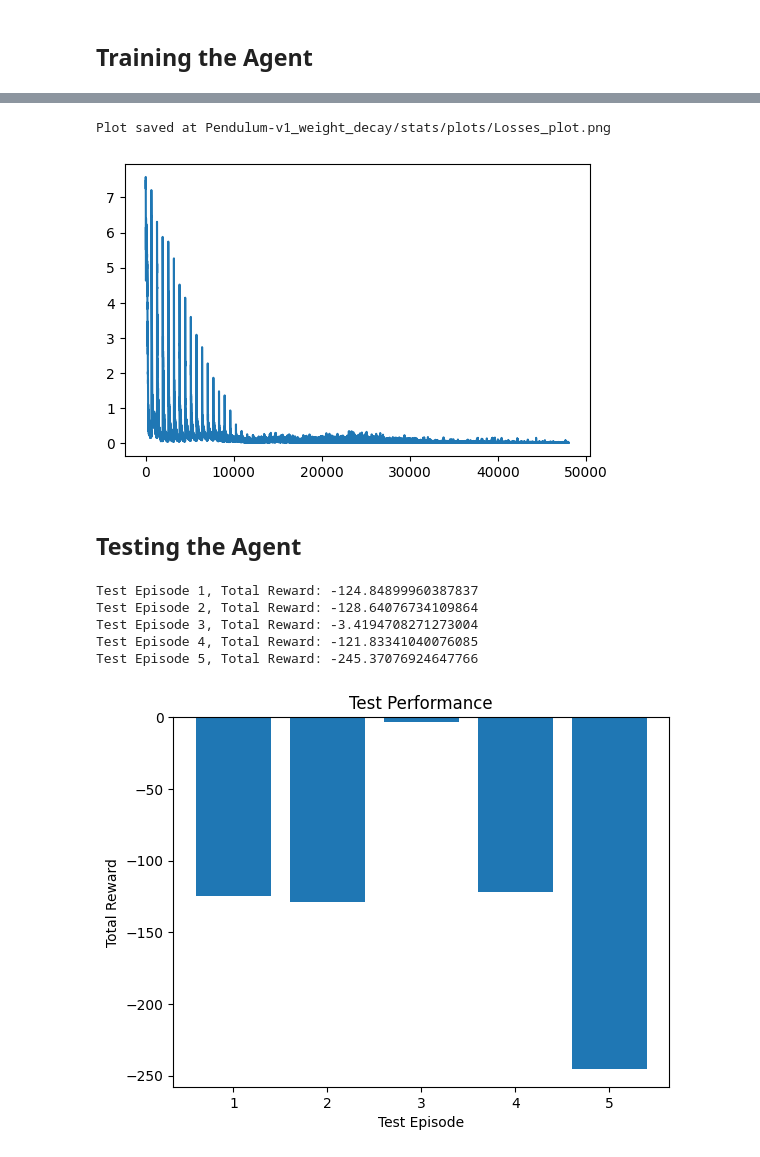
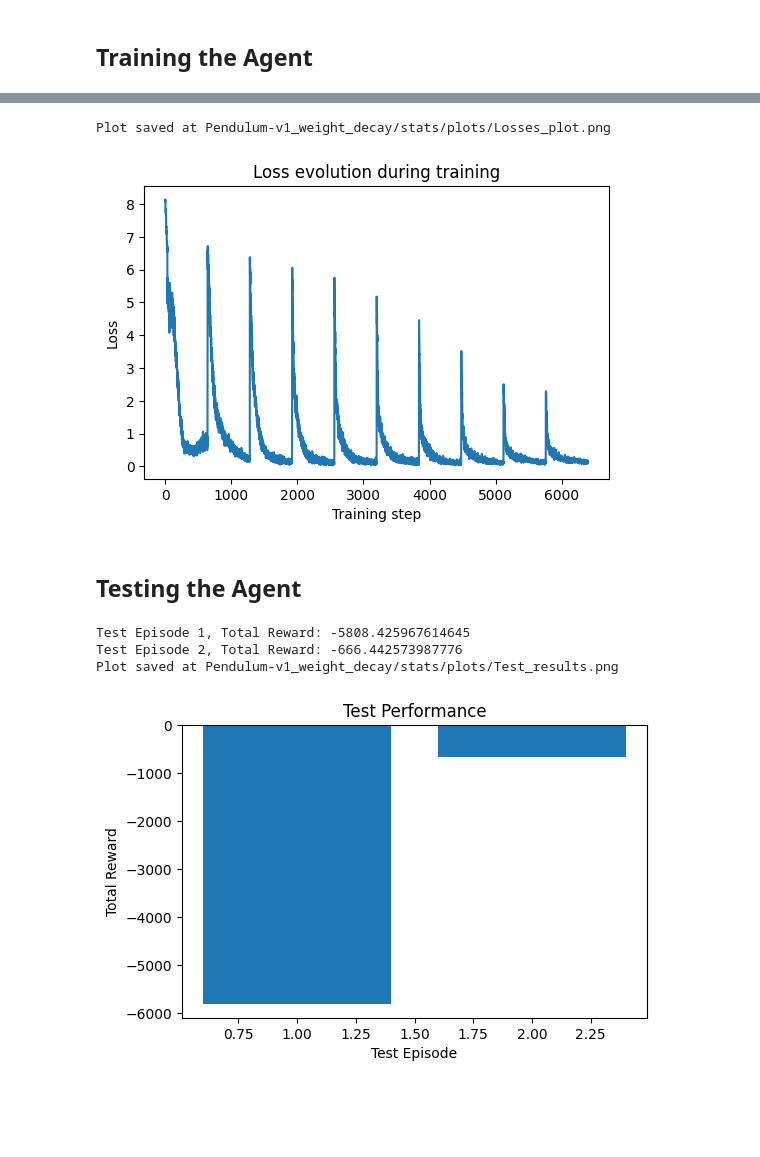
Before and after one commit to JoJoBarthold2/hockey-en-mallorca, a Jupyter notebook: my_DQN_Agent/my_DQN_Agent.ipynb, the cells around one changed output, grey strips where cells are left out. Drawn from its saved outputs; the diff is of its cells as text; code cells hidden in the pictures; blank space fills up the shorter version.

Commit message:
add save_test_results

```diff
--- a/my_DQN_Agent/my_DQN_Agent.ipynb
+++ b/my_DQN_Agent/my_DQN_Agent.ipynb
@@ -172,3 +170,14 @@ class DQNAgent(object):
         return losses
 # %% [markdown]
 ## Training the Agent
+# %%
+env_name = 'Pendulum-v1_weight_decay'
+stats, losses = sf.load_stats(env_name)
+env = gym.make("Pendulum-v1", render_mode="rgb_array")
+if isinstance(env.action_space, spaces.Box):
+    env = hc.DiscreteActionWrapper(env,5)
+
+state_space = env.observation_space
+action_space = env.action_space
+agent = DQNAgent(state_space, action_space, use_eps_decay = True)
+agent.Q.load(env_name)
@@ -187,7 +198,7 @@ agent = DQNAgent(state_space, action_space, use_eps_decay = True)
 stats = []
 losses = []
 
-max_episodes = 1500
+max_episodes = 200
 max_steps = 1000
 train_iterations = 32  # Number of training steps per episode
 
@@ -250,53 +261,45 @@ Plot saved at Pendulum-v1_weight_decay/stats/plots/Returns_plot.png
 sf.plot_losses(losses, env_name)
 # %% [output]
 Plot saved at Pendulum-v1_weight_decay/stats/plots/Losses_plot.png
-[figure, old version]
+[figure, new version]
 # %% [markdown]
 ## Testing the Agent
 # %%
-test_episodes = 5
+test_episodes = 2
 test_rewards = []
 
 max_steps = 1000
 
 for episode in range(test_episodes):
     state = env.reset()
     state = state[0] if isinstance(state, tuple) else state
     done = False
     total_reward = 0
     frames = []
 
     for t in range(max_steps):
         frame = env.render()
         if frame is not None:
             frames.append(frame)
         action = agent.perform_greedy_action(state, eps=0.0)  # Fully greedy policy
         next_state, reward, done, truncated, _ = env.step(action)
         state = next_state
         total_reward += reward
-        #sleep(0.02)  # Slow down rendering
 
         if done: break
 
     test_rewards.append(total_reward)
     print(f"Test Episode {episode+1}, Total Reward: {total_reward}")
 
     if frames:
         os.makedirs(f"{env_name}/test_gifs", exist_ok=True)
         imageio.mimsave(f"{env_name}/test_gifs/test_episode_{episode+1}.gif", frames, fps=30)
 
 env.close()
 
-# Plot test results
-plt.bar(range(1, test_episodes + 1), test_rewards)
-plt.xlabel("Test Episode")
-plt.ylabel("Total Reward")
-plt.title("Test Performance")
-plt.show()
+sf.save_test_results(env_name, test_rewards)
 # %% [output]
-Test Episode 1, Total Reward: -124.84899960387837
-Test Episode 2, Total Reward: -128.64076734109864
-Test Episode 3, Total Reward: -3.4194708271273004
-Test Episode 4, Total Reward: -121.83341040076085
-Test Episode 5, Total Reward: -245.37076924647766
+Test Episode 1, Total Reward: -5808.425967614645
+Test Episode 2, Total Reward: -666.442573987776
+Plot saved at Pendulum-v1_weight_decay/stats/plots/Test_results.png
-[figure, old version]
+[figure, new version]
```
Also changed, not shown: parts of 4 cells of this notebook, 22 other files.
